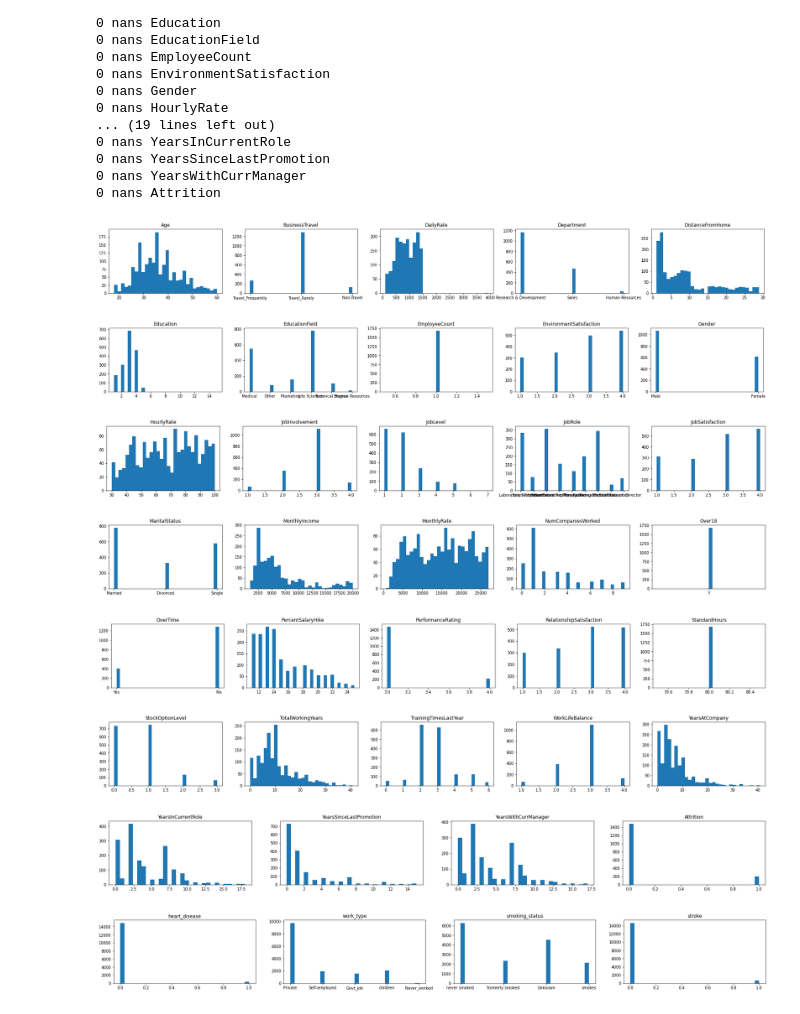
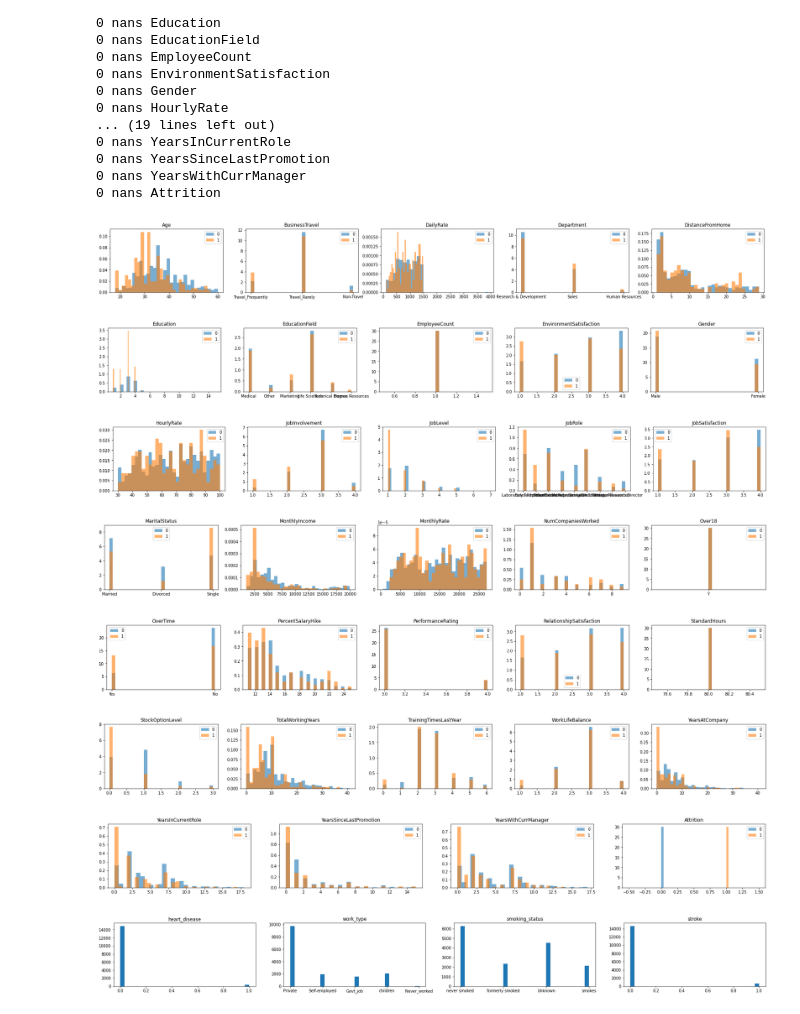
Before and after one commit to vmisusu/kaggle, a Jupyter notebook: data_investigation.ipynb, the cells around one changed output. Drawn from its saved outputs; the diff is of its cells as text; code cells hidden in the pictures.

Commit message:
EDA with colors

```diff
--- a/data_investigation.ipynb
+++ b/data_investigation.ipynb
@@ -71,21 +71,21 @@ DI.nans(df)
 0 nans YearsWithCurrManager
 0 nans Attrition
 # %%
-DI.hists(df.iloc[:,:5])
-DI.hists(df.iloc[:,5:10])
-DI.hists(df.iloc[:,10:15])
-DI.hists(df.iloc[:,15:20])
-DI.hists(df.iloc[:,20:25])
-DI.hists(df.iloc[:,25:30])
-DI.hists(df.iloc[:,30:])
+DI.hists(df.iloc[:,:5],color=df.iloc[:,-1],norm=True,alpha=0.6)
+DI.hists(df.iloc[:,5:10],color=df.iloc[:,-1],norm=True,alpha=0.6)
+DI.hists(df.iloc[:,10:15],color=df.iloc[:,-1],norm=True,alpha=0.6)
+DI.hists(df.iloc[:,15:20],color=df.iloc[:,-1],norm=True,alpha=0.6)
+DI.hists(df.iloc[:,20:25],color=df.iloc[:,-1],norm=True,alpha=0.6)
+DI.hists(df.iloc[:,25:30],color=df.iloc[:,-1],norm=True,alpha=0.6)
+DI.hists(df.iloc[:,30:],color=df.iloc[:,-1],norm=True,alpha=0.6)
 # %% [output]
-[figure, old version]
+[figure, new version]
-[figure, old version]
+[figure, new version]
-[figure, old version]
+[figure, new version]
-[figure, old version]
+[figure, new version]
-[figure, old version]
+[figure, new version]
-[figure, old version]
+[figure, new version]
-[figure, old version]
+[figure, new version]
 # %%
 DI.hists(df.loc[:,['heart_disease','work_type','smoking_status','stroke']]) #closer look
 # %% [output]
```
Also changed, not shown: 1 other file.
